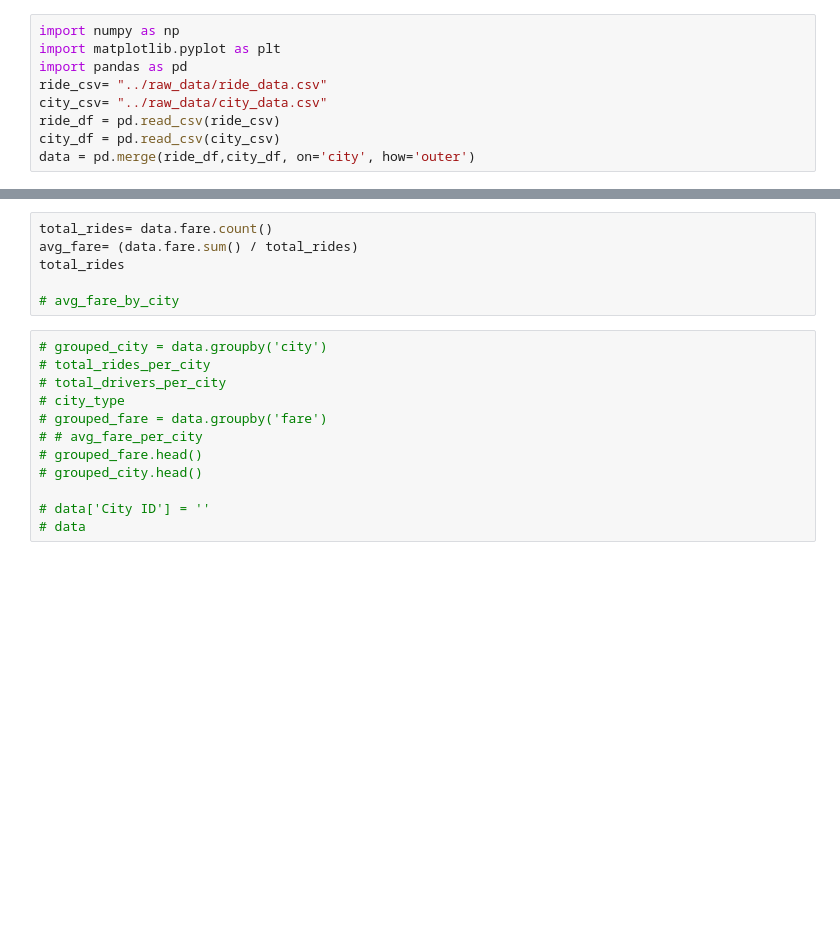
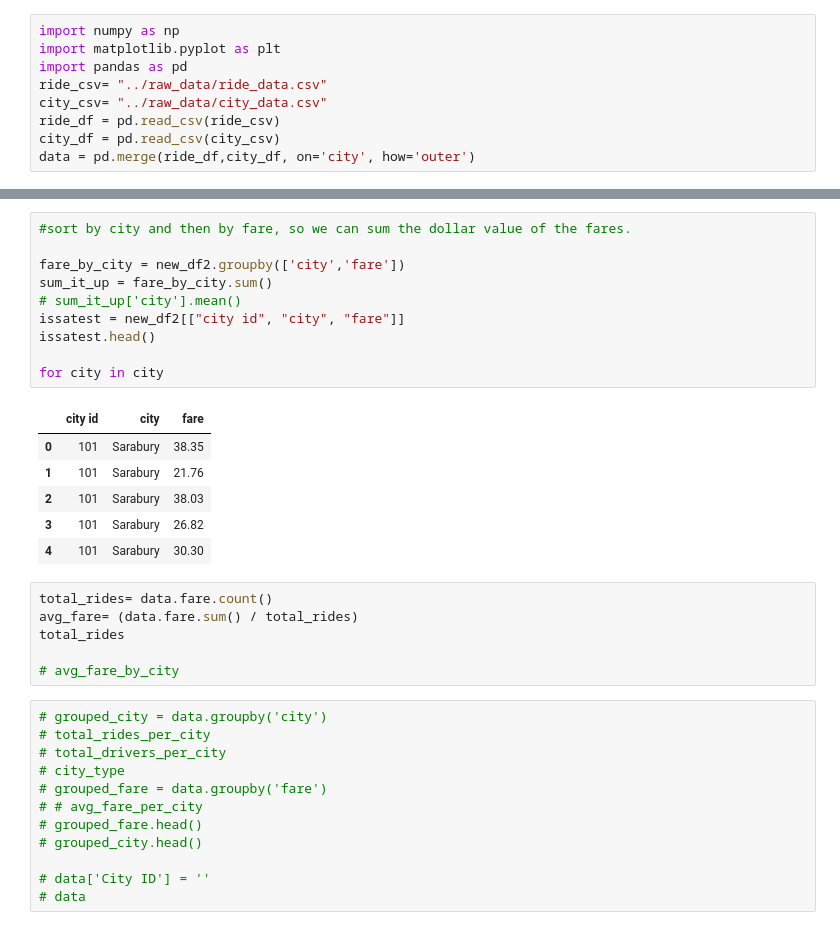
Before and after one commit to AmIDoingItYet/Matplotlib-Stuff, a Jupyter notebook: raw_data/Untitled.ipynb, the cells around one changed output, grey strips where cells are left out. Drawn from its saved outputs; the diff is of its cells as text; blank space fills up the shorter version.

```diff
--- a/raw_data/Untitled.ipynb
+++ b/raw_data/Untitled.ipynb
@@ -65,3 +100,20 @@ new_df2
+# %%
+#sort by city and then by fare, so we can sum the dollar value of the fares.
+
+fare_by_city = new_df2.groupby(['city','fare'])
+sum_it_up = fare_by_city.sum()
+# sum_it_up['city'].mean()
+issatest = new_df2[["city id", "city", "fare"]]
+issatest.head()
+
+for city in city
+# %% [output]
+|  | city id | city | fare |
+| 0 | 101 | Sarabury | 38.35 |
+| 1 | 101 | Sarabury | 21.76 |
+| 2 | 101 | Sarabury | 38.03 |
+| 3 | 101 | Sarabury | 26.82 |
+| 4 | 101 | Sarabury | 30.30 |
 # %%
 total_rides= data.fare.count()
 avg_fare= (data.fare.sum() / total_rides)
```
Also changed, not shown: parts of 4 cells of this notebook, 1 other file.
